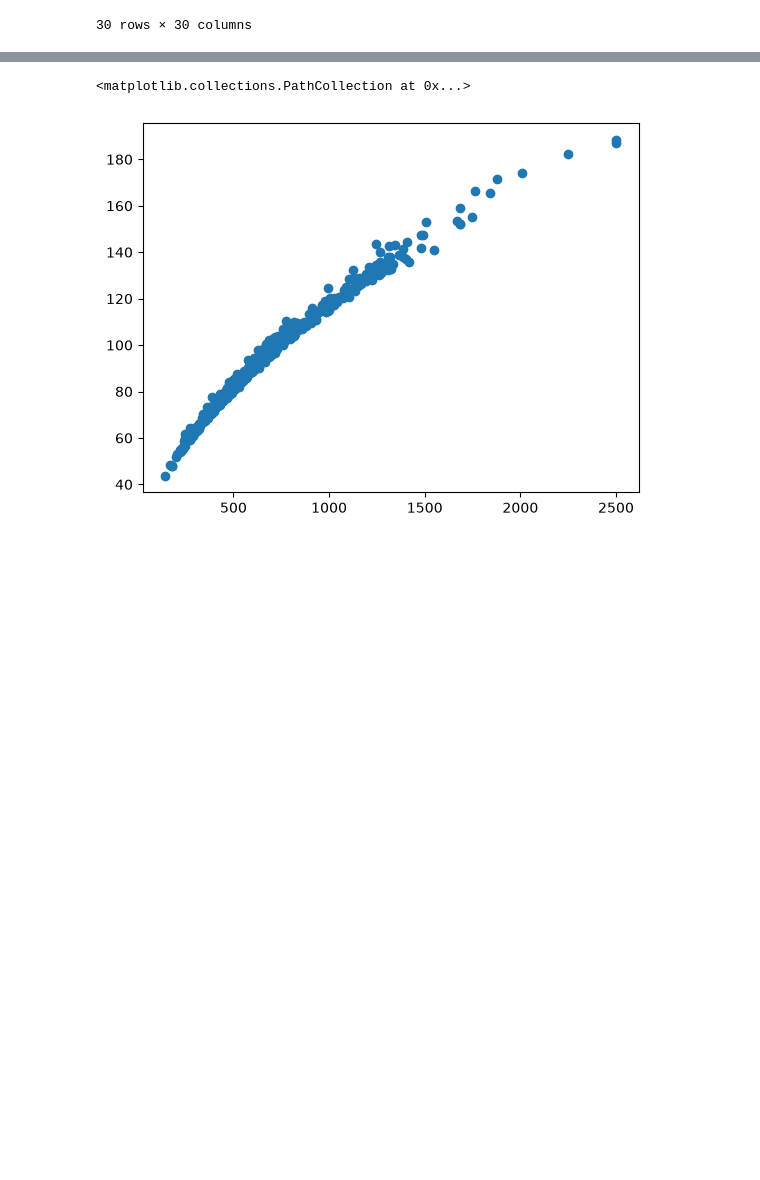
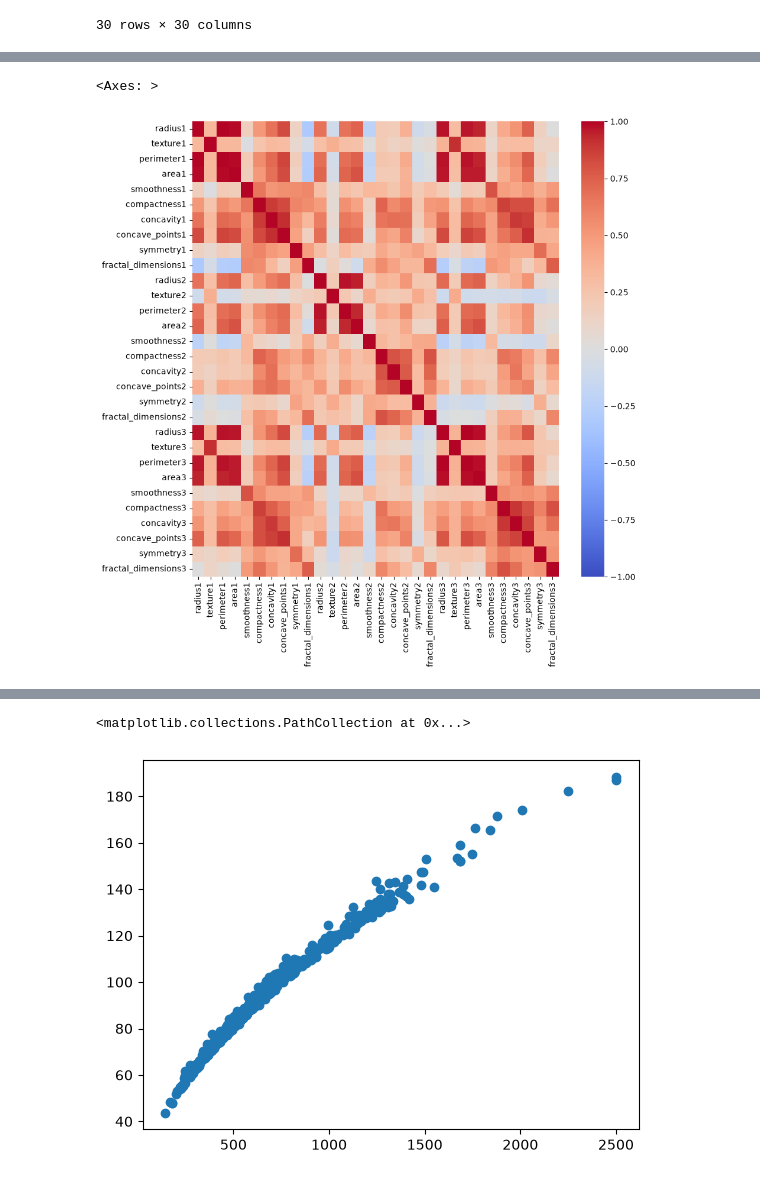
Before and after one commit to lavima/itf31519_2026, a Jupyter notebook: pipeline_baseline_evaluation/workshop_2508.ipynb, the cells around one changed output, grey strips where cells are left out. Saved outputs shown, nothing was run; the diff lists cells and outputs as text; code cells hidden in the pictures; blank space fills up the shorter version.

```diff
--- a/pipeline_baseline_evaluation/workshop_2508.ipynb
+++ b/pipeline_baseline_evaluation/workshop_2508.ipynb
@@ -298,0 +307,8 @@ correlation.style.background_gradient(cmap='coolwarm')
+# %%
+# With many features, it might be a better option to skip the numbers and
+# rely solely on the colors
+plt.figure(figsize=(10, 10))
+sb.heatmap(correlation, cmap='coolwarm', vmin=-1, vmax=1)
+# %% [output]
+<Axes: >
+[figure, added]
```
Also changed, not shown: parts of 8 cells of this notebook.
